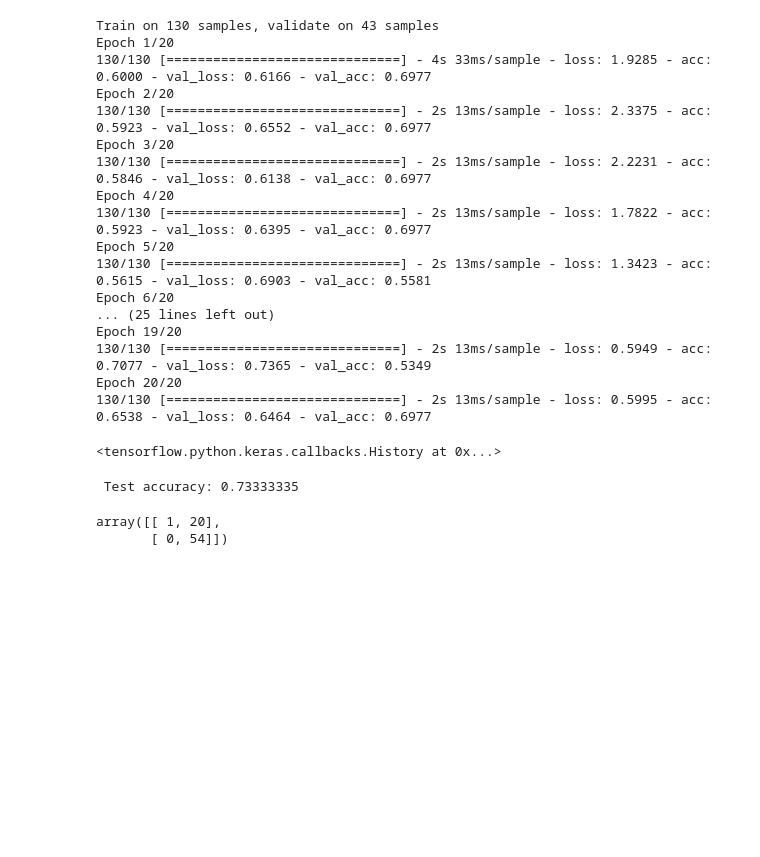
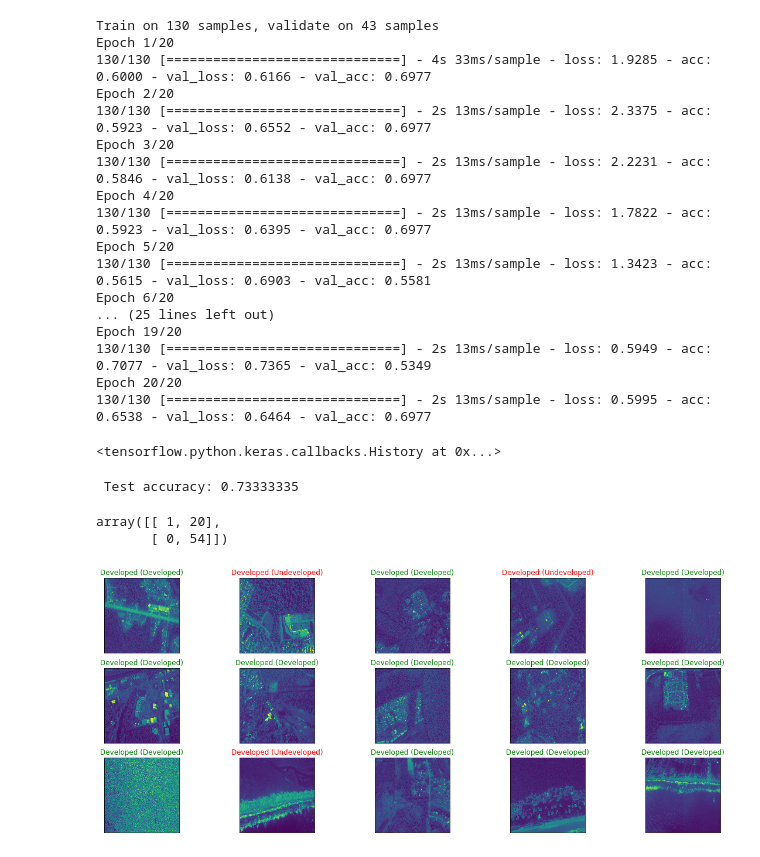
Before and after one commit to UNCG-CSE/Poststorm_Imagery, a Jupyter notebook: src/python/psic/classify/cnn_model/Development_CNN.ipynb, the cells around one changed output. Cells and saved outputs as stored; diff of their text form; code cells hidden in the pictures; blank space fills up the shorter version.

```diff
--- a/src/python/psic/classify/cnn_model/Development_CNN.ipynb
+++ b/src/python/psic/classify/cnn_model/Development_CNN.ipynb
@@ -292,26 +292,27 @@ print('\n', 'Test accuracy:', score[1])
 # %%
 from sklearn import metrics
 y_hat = model.predict(x_test)
 
 
-# # Plot a random sample of 10 test images, their predicted labels and ground truth
-# figure = plt.figure(figsize=(20, 8))
-# for i, index in enumerate(np.random.choice(x_test.shape[0], size=15, replace=False)):
-#     ax = figure.add_subplot(3, 5, i + 1, xticks=[], yticks=[])
-#     # Display each image
-#     ax.imshow(np.squeeze(x_test[index]))
-#     predict_index = np.argmax(y_hat[index])
-#     true_index = np.argmax(y_test[index])
-#     # Set the title for each image
-#     ax.set_title("{} ({})".format(development_labels[predict_index],
-#                                   development_labels[true_index]),
-#                                   color=("green" if predict_index == true_index else "red"))
+# Plot a random sample of 10 test images, their predicted labels and ground truth
+figure = plt.figure(figsize=(20, 8))
+for i, index in enumerate(np.random.choice(x_test.shape[0], size=15, replace=False)):
+    ax = figure.add_subplot(3, 5, i + 1, xticks=[], yticks=[])
+    # Display each image
+    ax.imshow(np.squeeze(x_test[index]))
+    predict_index = np.argmax(y_hat[index])
+    true_index = np.argmax(y_test[index])
+    # Set the title for each image
+    ax.set_title("{} ({})".format(development_labels[predict_index],
+                                  development_labels[true_index]),
+                                  color=("green" if predict_index == true_index else "red"))
 
 y_pred = (y_hat > 0.5)
 matrix = metrics.confusion_matrix(y_test.argmax(axis=1), y_hat.argmax(axis=1))
 matrix
 # report = metrics.classification_report(y_test, y_hat, target_names=list(development_labels))
 # print(report)
 # %% [output]
 array([[ 1, 20],
        [ 0, 54]])
+[figure, added]
```
